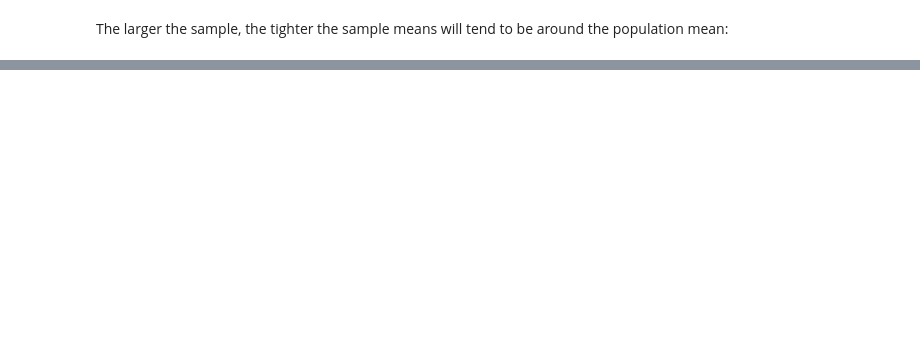
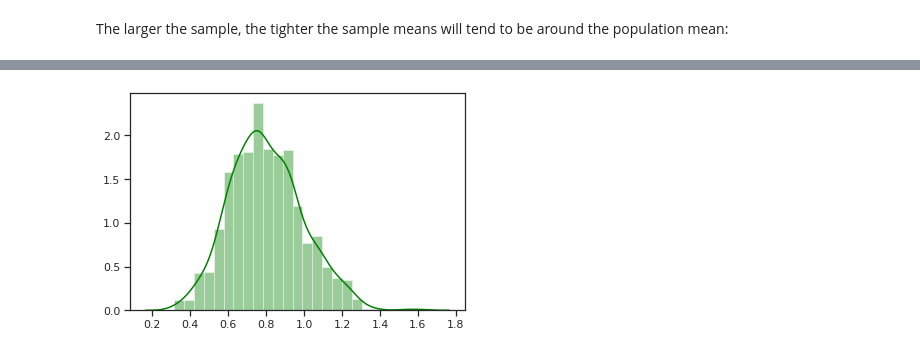
Before and after one commit to jonkrohn/ML-foundations, a Jupyter notebook: notebooks/5-probability.ipynb, the cells around one changed output, grey strips where cells are left out. Drawn from its saved outputs; the diff is of its cells as text; code cells hidden in the pictures; blank space fills up the shorter version.

```diff
--- a/notebooks/5-probability.ipynb
+++ b/notebooks/5-probability.ipynb
@@ -827,0 +846,4 @@ The larger the sample, the tighter the sample means will tend to be around the p
+# %%
+_ = sns.distplot(sample_mean_calculator(s, 10, 1000), color='green')
+# %% [output]
+[figure, added]
```
Also changed, not shown: parts of 20 cells of this notebook.
